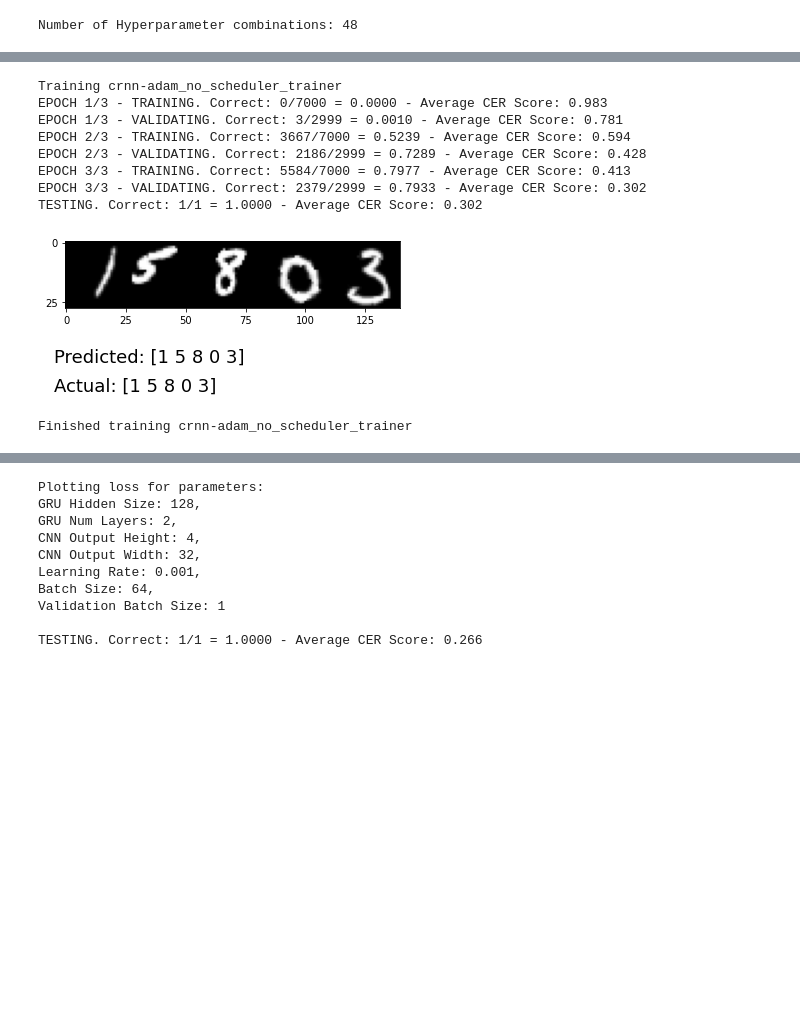
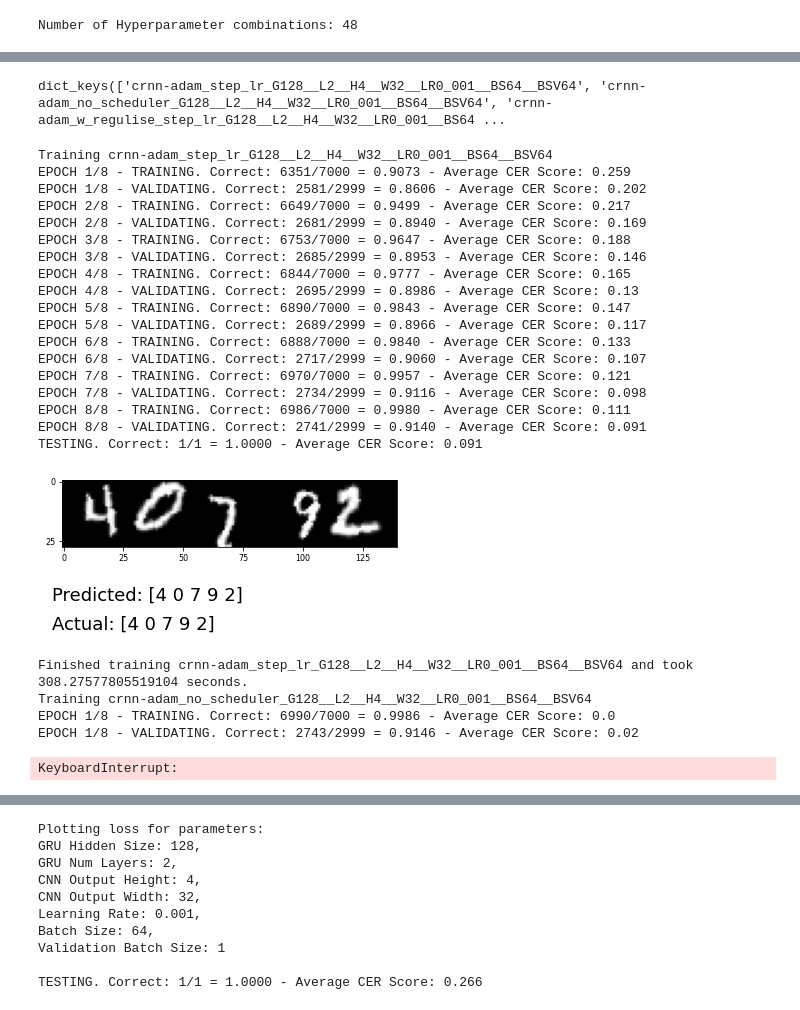
Before and after one commit to Simon-0711/neural_networks_seminar, a Jupyter notebook: benchmarking_emnist/lstm_training.ipynb, the cells around one changed output, grey strips where cells are left out. Drawn from its saved outputs; the diff is of its cells as text; code cells hidden in the pictures; blank space fills up the shorter version.

```diff
--- a/benchmarking_emnist/lstm_training.ipynb
+++ b/benchmarking_emnist/lstm_training.ipynb
@@ -70,7 +70,7 @@ for param_combination in param_combinations:
     optimizer_configs = {
         "adam": torch.optim.Adam,
         # "adam_w": torch.optim.AdamW,
-        "adam_w_regulise": torch.optim.AdamW
+        # "adam_w_regulise": torch.optim.AdamW
     }
 
     scheduler_configs = {
@@ -109,13 +109,14 @@ for param_combination in param_combinations:
                 abbreviation = f"G{gru_hidden_size}__L{gru_num_layers}__H{cnn_output_height}__W{cnn_output_width}__LR{learning_rate}__BS{batch_size}__BSV{batch_size_val}"
                 abbreviation = abbreviation.replace(".", "_")
                 main_model_name = model_name.split('-', 1)[0]
-                trainer_name = f"{model_name}-{optimizer_name}_{scheduler_name}_{abbreviation}_trainer"
+                trainer_name = f"{model_name}-{optimizer_name}_{scheduler_name}_{abbreviation}"
 
                 trainer = Trainer(
                     model, model_name, criterion, optimizer, train_loader, val_loader, test_loader,
                     epochs=epochs, args={"blank_label": blank_label, "cnn_output_width": cnn_output_width},
                     scheduler=scheduler
                 )
+                # trainer.to_device("mps")
                 trainers[trainer_name] = trainer
 print(f"Prepared {len(trainers)} models for training.")
 # %% [output]
@@ -130,31 +140,51 @@ Validation Batch Size: 1
+# %%
+print(trainers.keys())
+# %% [output]
+dict_keys(['crnn-adam_step_lr_G128__L2__H4__W32__LR0_001__BS64__BSV64', 'crnn-adam_no_scheduler_G128__L2__H4__W32__LR0_001__BS64__BSV64', 'crnn-adam_w_regulise_step_lr_G128__L2__H4__W32__LR0_001__BS64 ...
 # %%
+import time
+
+
 metrics_global = {}
 for model_name, trainer in trainers.items():
     print(f"Training {model_name}")
+    start_time = time.time()
     metrics = trainer.train_validate_test()
-    print(f"Finished training {model_name}")
-
+    end_time = time.time()
+    print(f"Finished training {model_name} and took {end_time - start_time} seconds.")
     # Save the trained model with abbreviation and parameter values
-    abbreviation = f"G{gru_hidden_size}__L{gru_num_layers}__H{cnn_output_height}__W{cnn_output_width}__LR{learning_rate}__BS{batch_size}__BSV{batch_size_val}"
-    abbreviation = abbreviation.replace(".", "_")
     main_model_name = model_name.split('-', 1)[0]
-    base_path = f'models/{main_model_name}/{model_name}/{model_name}_{abbreviation}/'
+    base_path = f'models/{main_model_name}/{model_name}/'
 
     # Add metrics to model name
-    metrics_global[f"{model_name}_{abbreviation}"] = metrics
+    metrics_global[f"{model_name}"] = metrics
 
     # Save model to disk
     create_directory_if_not_exists(base_path)
     save_path = base_path + "model.pth"
     torch.save(trainer.model.state_dict(), save_path)
 # %% [output]
-Training crnn-adam_no_scheduler_trainer
-EPOCH 1/3 - TRAINING. Correct: 0/7000 = 0.0000 - Average CER Score: 0.983
-EPOCH 1/3 - VALIDATING. Correct: 3/2999 = 0.0010 - Average CER Score: 0.781
-EPOCH 2/3 - TRAINING. Correct: 3667/7000 = 0.5239 - Average CER Score: 0.594
-EPOCH 2/3 - VALIDATING. Correct: 2186/2999 = 0.7289 - Average CER Score: 0.428
-EPOCH 3/3 - TRAINING. Correct: 5584/7000 = 0.7977 - Average CER Score: 0.413
-EPOCH 3/3 - VALIDATING. Correct: 2379/2999 = 0.7933 - Average CER Score: 0.302
-TESTING. Correct: 1/1 = 1.0000 - Average CER Score: 0.302
+Training crnn-adam_step_lr_G128__L2__H4__W32__LR0_001__BS64__BSV64
+EPOCH 1/8 - TRAINING. Correct: 6351/7000 = 0.9073 - Average CER Score: 0.259
+EPOCH 1/8 - VALIDATING. Correct: 2581/2999 = 0.8606 - Average CER Score: 0.202
+EPOCH 2/8 - TRAINING. Correct: 6649/7000 = 0.9499 - Average CER Score: 0.217
+EPOCH 2/8 - VALIDATING. Correct: 2681/2999 = 0.8940 - Average CER Score: 0.169
+EPOCH 3/8 - TRAINING. Correct: 6753/7000 = 0.9647 - Average CER Score: 0.188
+EPOCH 3/8 - VALIDATING. Correct: 2685/2999 = 0.8953 - Average CER Score: 0.146
+EPOCH 4/8 - TRAINING. Correct: 6844/7000 = 0.9777 - Average CER Score: 0.165
+EPOCH 4/8 - VALIDATING. Correct: 2695/2999 = 0.8986 - Average CER Score: 0.13
+EPOCH 5/8 - TRAINING. Correct: 6890/7000 = 0.9843 - Average CER Score: 0.147
+EPOCH 5/8 - VALIDATING. Correct: 2689/2999 = 0.8966 - Average CER Score: 0.117
+EPOCH 6/8 - TRAINING. Correct: 6888/7000 = 0.9840 - Average CER Score: 0.133
+EPOCH 6/8 - VALIDATING. Correct: 2717/2999 = 0.9060 - Average CER Score: 0.107
+EPOCH 7/8 - TRAINING. Correct: 6970/7000 = 0.9957 - Average CER Score: 0.121
+EPOCH 7/8 - VALIDATING. Correct: 2734/2999 = 0.9116 - Average CER Score: 0.098
+EPOCH 8/8 - TRAINING. Correct: 6986/7000 = 0.9980 - Average CER Score: 0.111
+EPOCH 8/8 - VALIDATING. Correct: 2741/2999 = 0.9140 - Average CER Score: 0.091
+TESTING. Correct: 1/1 = 1.0000 - Average CER Score: 0.091
-[figure, old version]
+[figure, new version]
-Finished training crnn-adam_no_scheduler_trainer
+Finished training crnn-adam_step_lr_G128__L2__H4__W32__LR0_001__BS64__BSV64 and took 308.27577805519104 seconds.
+Training crnn-adam_no_scheduler_G128__L2__H4__W32__LR0_001__BS64__BSV64
+EPOCH 1/8 - TRAINING. Correct: 6990/7000 = 0.9986 - Average CER Score: 0.0
+EPOCH 1/8 - VALIDATING. Correct: 2743/2999 = 0.9146 - Average CER Score: 0.02
+KeyboardInterrupt:
```
Also changed, not shown: parts of 5 cells of this notebook, 10 other files.
